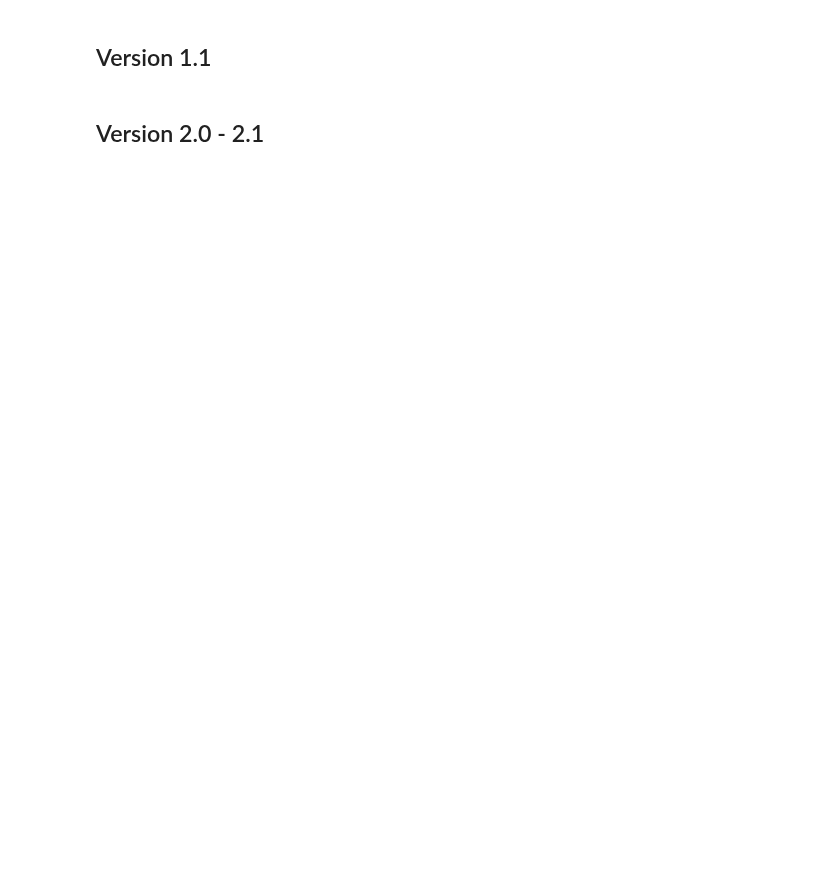
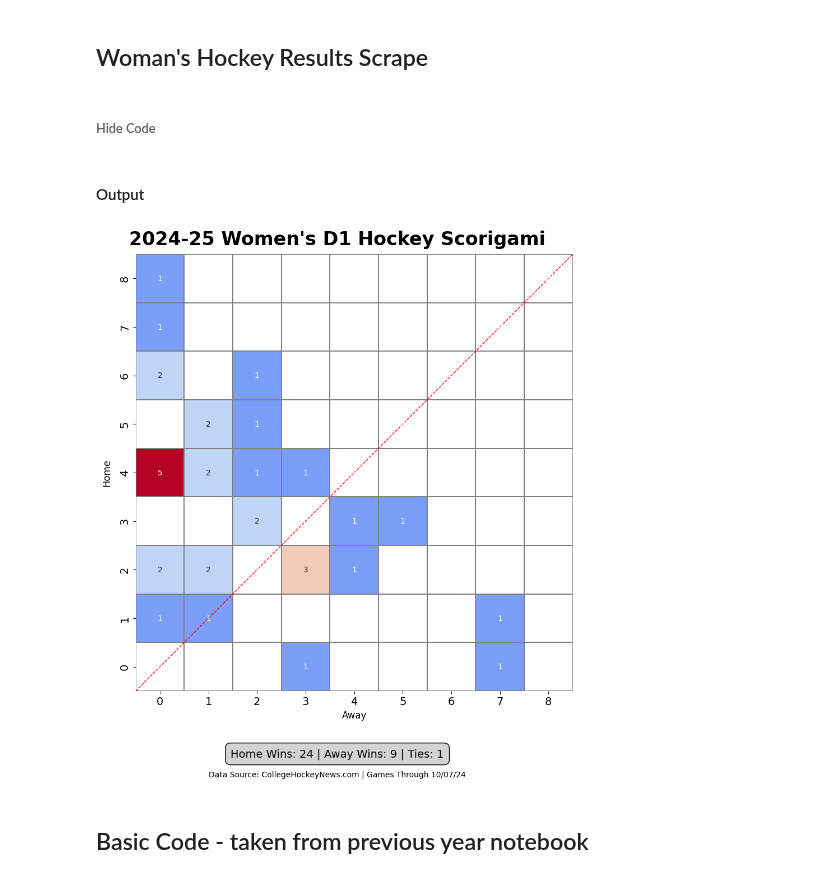
Before and after one commit to JSmith1826/college_hockey_2425, a Jupyter notebook: workbook/scor-o_viz_book.ipynb, the cells around one changed output. Cells and saved outputs as stored; diff of their text form; code cells hidden in the pictures; blank space fills up the shorter version.

Commit message:
scoragami workbook cleaned working as intended. conference compare matrix code in scratch book still but working well

```diff
--- a/workbook/scor-o_viz_book.ipynb
+++ b/workbook/scor-o_viz_book.ipynb
@@ -76,0 +334,4 @@ score_combinations
+# %% [markdown]
+## Woman's Hockey Results Scrape
+# %% [markdown]
+###### Hide Code
@@ -76,0 +401,42 @@ score_combinations
+# %%
+# Filter out exhibition games (commented out as per your note)
+filtered_data = df.copy()
+
+# Ensure df.copy() is correctly used
+# filtered_data = data[data['Conference'] != 'Exhibition']
+
+# Check if the 'Home_Score' and 'Away_Score' columns exist and have numeric data
+if 'Home_Score' not in filtered_data.columns or 'Away_Score' not in filtered_data.columns:
+    raise ValueError("Home_Score or Away_Score columns are missing.")
+
+# Check for missing or non-numeric values in the score columns
+filtered_data['Home_Score'] = pd.to_numeric(filtered_data['Home_Score'], errors='coerce')
+filtered_data['Away_Score'] = pd.to_numeric(filtered_data['Away_Score'], errors='coerce')
+
+# Drop rows with missing values in scores
+filtered_data.dropna(subset=['Home_Score', 'Away_Score'], inplace=True)
+
+# Ensure all score values are integers
+filtered_data['Home_Score'] = filtered_data['Home_Score'].astype(int)
+filtered_data['Away_Score'] = filtered_data['Away_Score'].astype(int)
+
+# Determine the maximum scores for both home and away teams
+max_home_score = filtered_data['Home_Score'].max()
+max_away_score = filtered_data['Away_Score'].max()
+max_home_score, max_away_score = int(max_home_score), int(max_away_score)
+
+# Calculate total home wins, away wins, and ties
+home_wins = len(filtered_data[filtered_data['Home_Score'] > filtered_data['Away_Score']])
+away_wins = len(filtered_data[filtered_data['Away_Score'] > filtered_data['Home_Score']])
+ties = len(filtered_data[filtered_data['Home_Score'] == filtered_data['Away_Score']])
+
+# Create a pivot table to aggregate game counts for each score combination
+score_combinations = pd.pivot_table(filtered_data, index='Home_Score', columns='Away_Score', values='Date', aggfunc='count', fill_value=0)
+
+# Fill in any missing score combinations with zeros
+all_scores = np.arange(0, max(max_home_score, max_away_score) + 1)
+score_combinations = score_combinations.reindex(index=all_scores, columns=all_scores, fill_value=0)
+
+# Ensure pivot table values are integers
+score_combinations = score_combinations.astype(int)
+# score_combinations
@@ -77,3 +510,12 @@ score_combinations
+# %% [markdown]
+#### Output
+# %%
+## Call the function to create the plot
+create_scorigami_plot(filtered_data, date=today)
+# %% [output]
+[figure, added]
+# %% [markdown]
+## Basic Code - taken from previous year notebook
 # %%
 # # Create a mask where the data is 0
 # mask = score_combinations == 0
@@ -116,4 +558,4 @@ score_combinations
 
 # # plt.show()
 # %% [markdown]
-## Version 1.1
+<!-- ## Version 1.1 -->
@@ -179,2 +561,0 @@ score_combinations
-# %% [markdown]
-## Version 2.0 - 2.1
```
Also changed, not shown: parts of 24 cells of this notebook, 2 other files.
